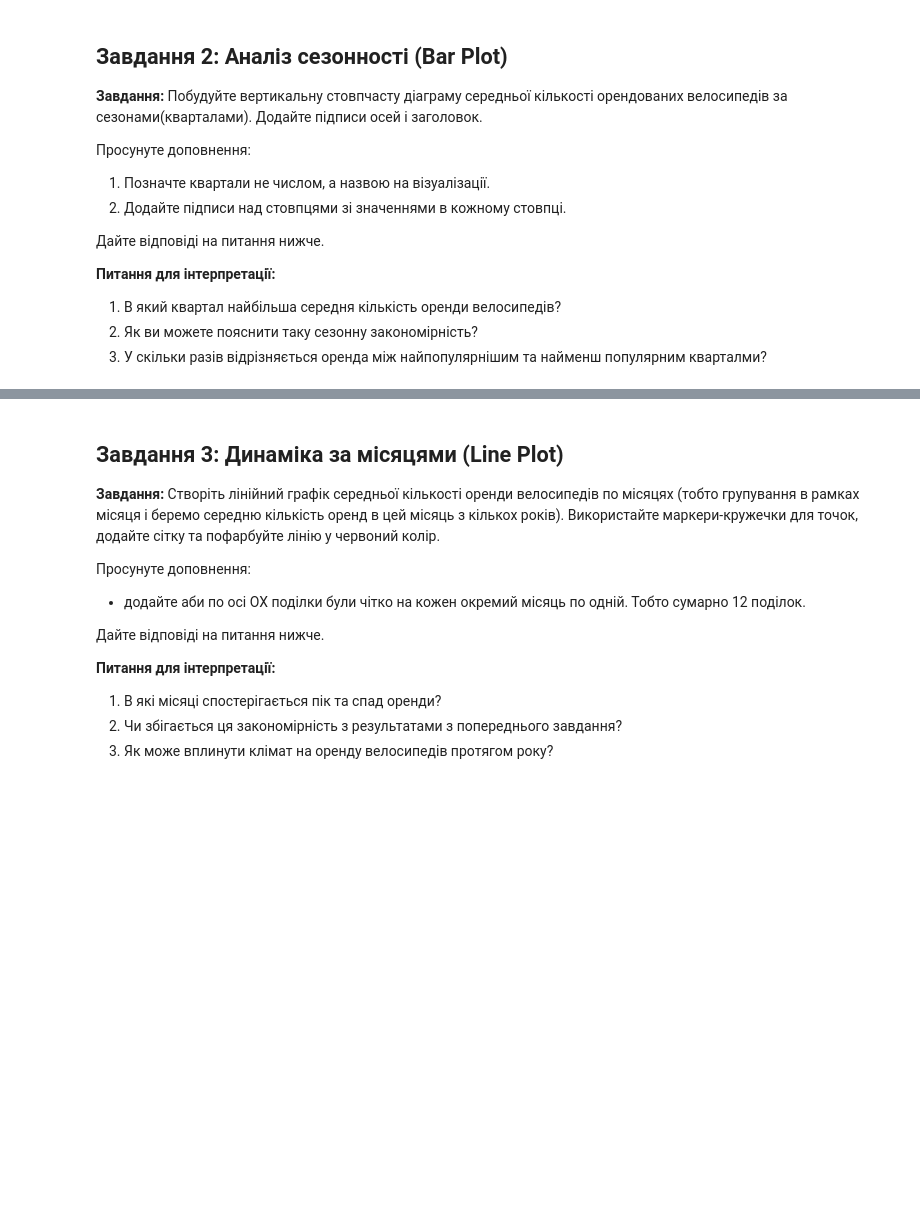
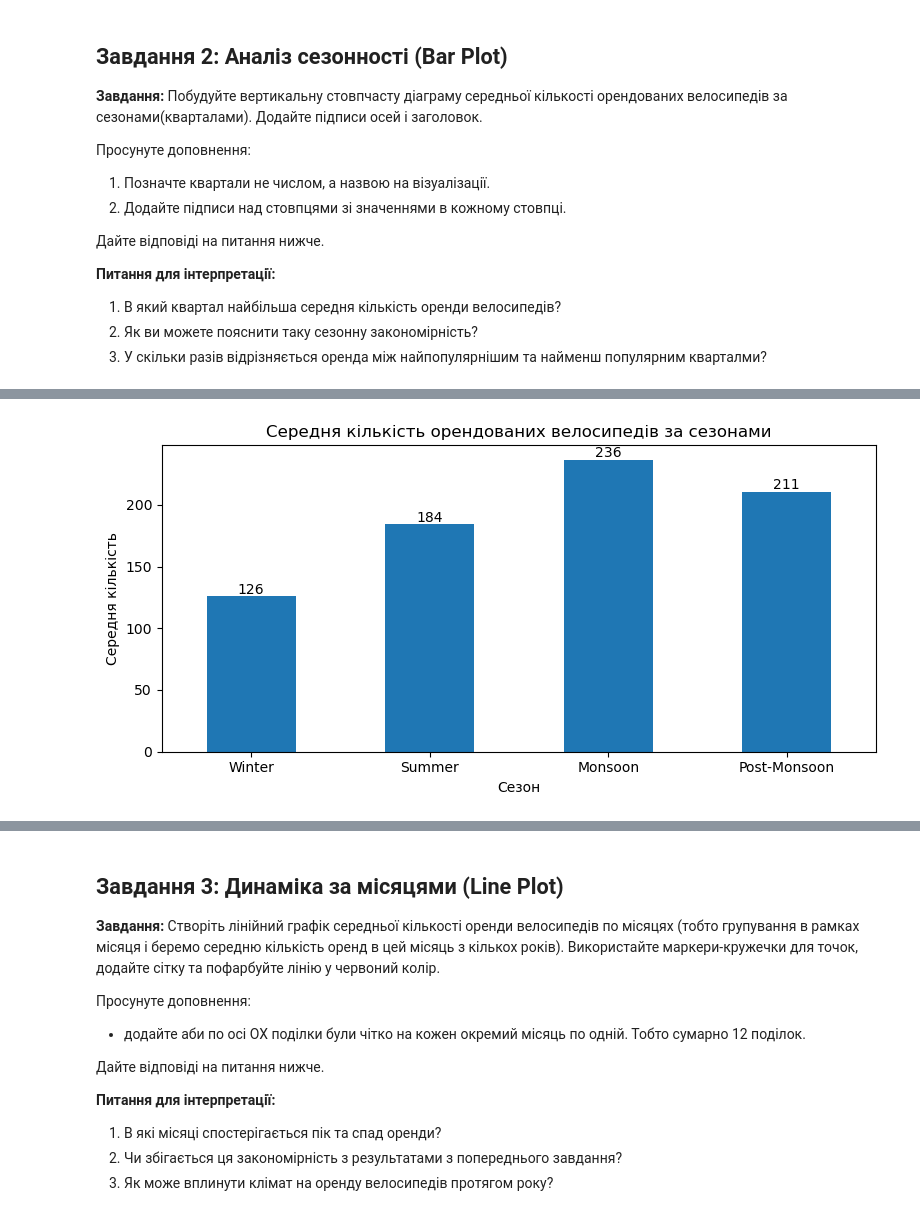
Before and after one commit to OlenaBabko/DataAnalytics_DataLovesAcademy, a Jupyter notebook: modul_11_Visualisation_Matplotlib_Seaborn_Plotly/hw/HW_11_1_Visualisation_Pandas.ipynb, the cells around one changed output, grey strips where cells are left out. Saved outputs shown, nothing was run; the diff lists cells and outputs as text; code cells hidden in the pictures; blank space fills up the shorter version.

Commit message:
hw1 Visualisation Pandas (tasks 1-2)

```diff
--- a/modul_11_Visualisation_Matplotlib_Seaborn_Plotly/hw/HW_11_1_Visualisation_Pandas.ipynb
+++ b/modul_11_Visualisation_Matplotlib_Seaborn_Plotly/hw/HW_11_1_Visualisation_Pandas.ipynb
@@ -241,0 +246,23 @@ df[["month", "weather_season_india"]].head()
+# %%
+rent_by_season = df.groupby("weather_season_india")["count"].mean()
+
+order = ["Winter", "Summer", "Monsoon", "Post-Monsoon"]
+rent_by_season = rent_by_season.reindex(order)
+
+rent_by_season.plot.bar(
+    figsize=(8, 4),
+    # color='skyblue',
+    title="Cередня кількість орендованих велосипедів за сезонами",
+    ylabel="Середня кількість",
+    xlabel="Сезон"
+)
+
+for i, v in enumerate(rent_by_season):
+    plt.text(i, v + 2, f"{v:.0f}", ha="center")
+
+plt.xticks(rotation=0)
+plt.tight_layout()
+plt.savefig("rent_by_season.png", dpi=300, bbox_inches="tight")
+plt.show()
+# %% [output]
+[figure, added]
```
Also changed, not shown: parts of 7 cells of this notebook.
